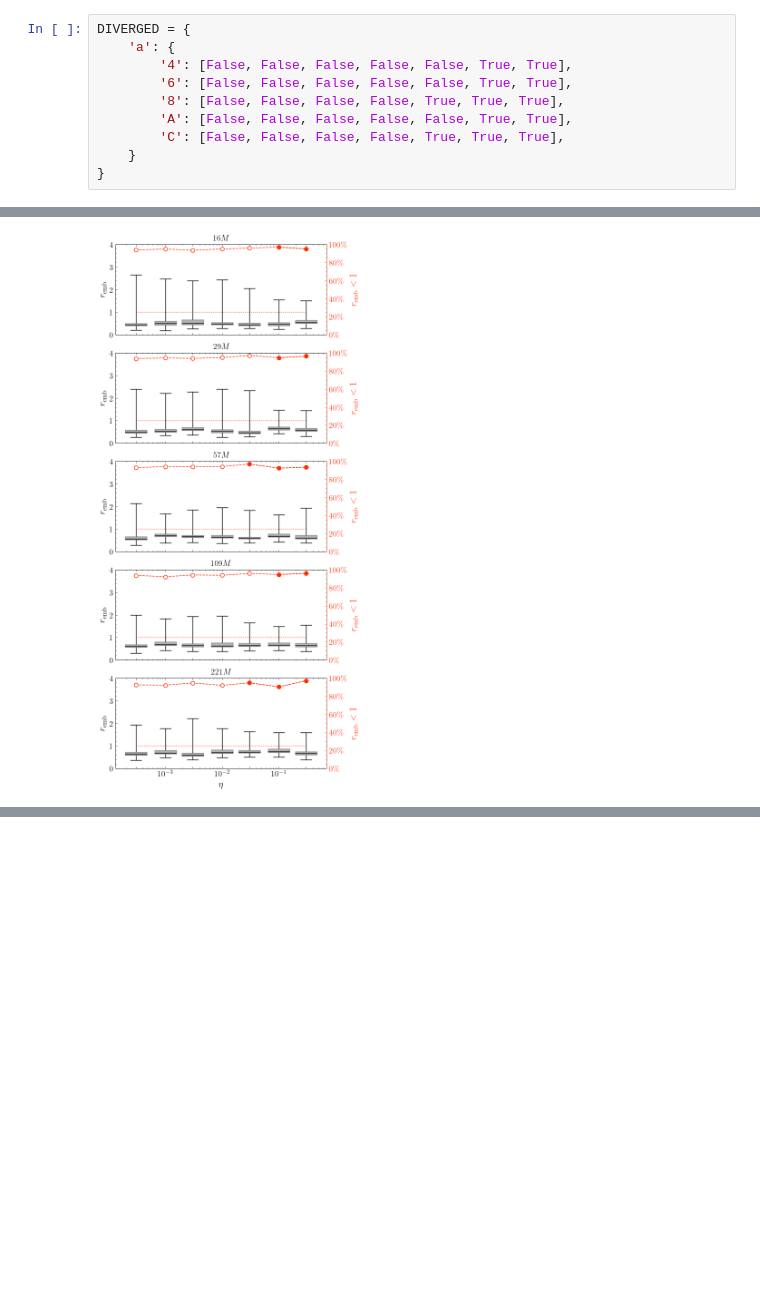
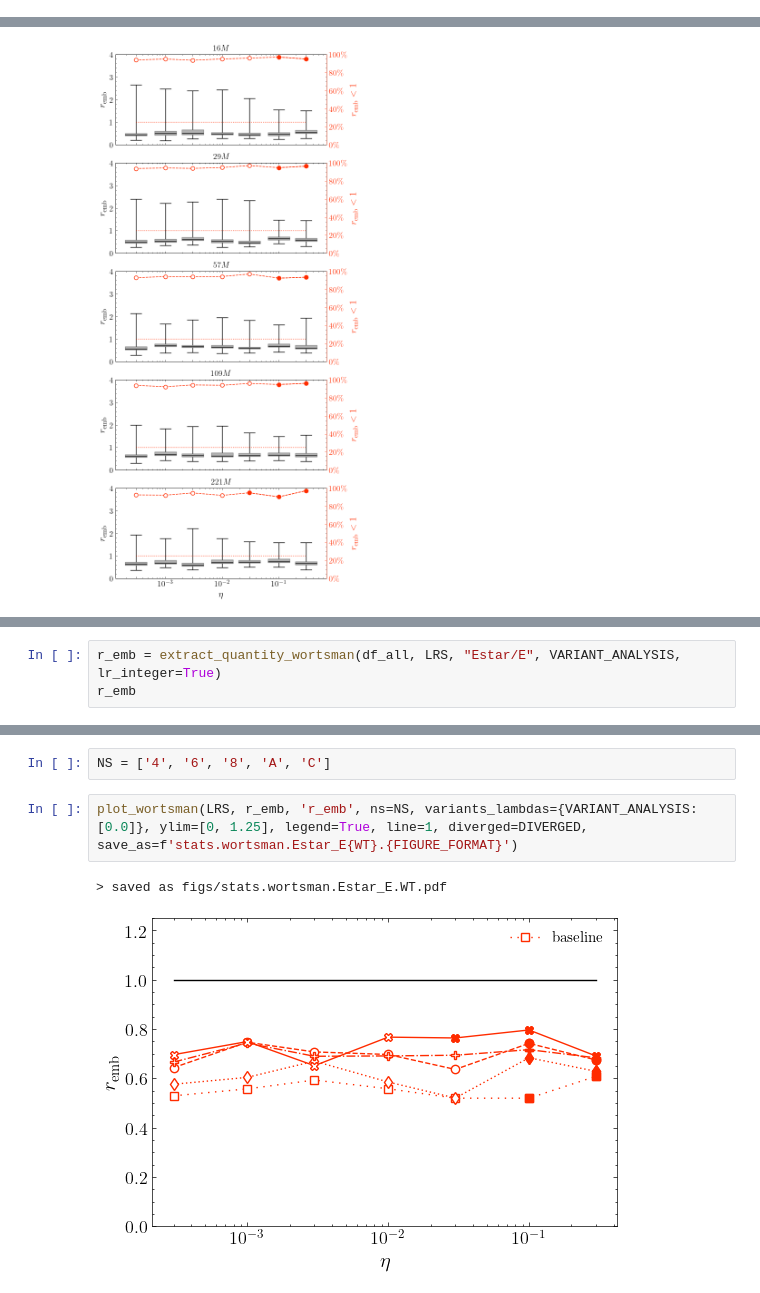
Before and after one commit to flxst/output-embedding-centering, a Jupyter notebook: results/Analyze_All_Model_Embeddings.ipynb, the cells around one changed output, grey strips where cells are left out. Cells and saved outputs as stored; diff of their text form; blank space fills up the shorter version.

```diff
--- a/results/Analyze_All_Model_Embeddings.ipynb
+++ b/results/Analyze_All_Model_Embeddings.ipynb
@@ -79,16 +79,6 @@ assert isdir(CHECKPOINT_DIRECTORY)
 POSITIONS = ['output']
 # %% [markdown]
 # 0. Get Checkpoint
-# %%
-DIVERGED = {
-    'a': {
-        '4': [False, False, False, False, False, True, True],
-        '6': [False, False, False, False, False, True, True],
-        '8': [False, False, False, False, True, True, True],
-        'A': [False, False, False, False, False, True, True],
-        'C': [False, False, False, False, True, True, True],
-    }
-}
 # %%
 N = [
     '4',
@@ -695,0 +688,3 @@ plot_box(
+# %%
+r_emb = extract_quantity_wortsman(df_all, LRS, "Estar/E", VARIANT_ANALYSIS, lr_integer=True)
+r_emb
@@ -695,0 +709,7 @@ plot_box(
+# %%
+NS = ['4', '6', '8', 'A', 'C']
+# %%
+plot_wortsman(LRS, r_emb, 'r_emb', ns=NS, variants_lambdas={VARIANT_ANALYSIS: [0.0]}, ylim=[0, 1.25], legend=True, line=1, diverged=DIVERGED, save_as=f'stats.wortsman.Estar_E{WT}.{FIGURE_FORMAT}')
+# %% [output]
+> saved as figs/stats.wortsman.Estar_E.WT.pdf
+[figure, added]
```
Also changed, not shown: parts of 3 cells of this notebook, 32 other files.
